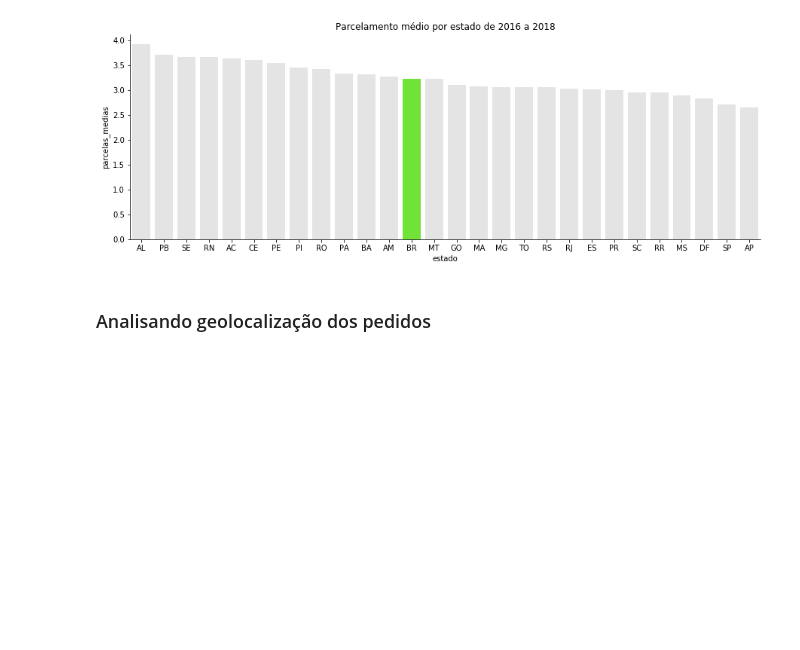
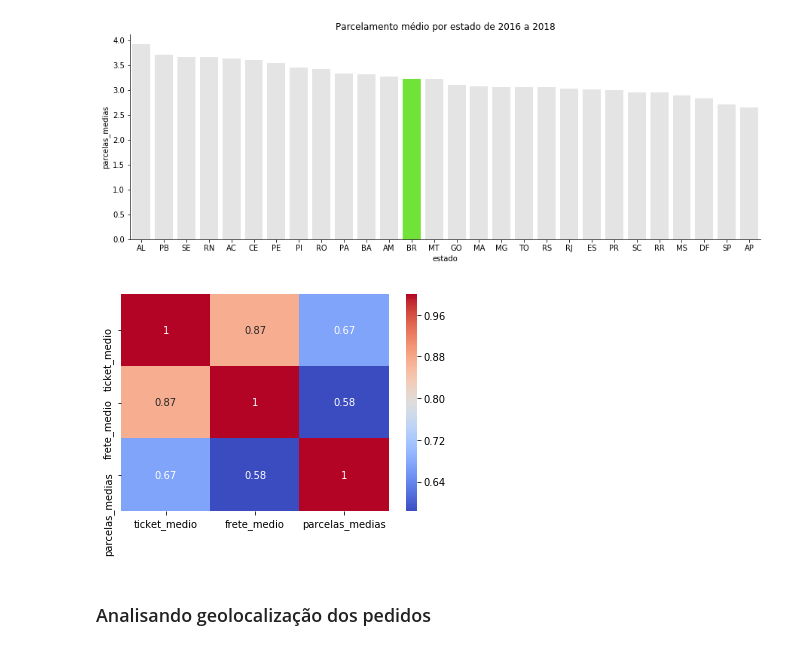
Before and after one commit to rzrodriguez/data_submissions, a Jupyter notebook: Week 3/Project 3/Project3.ipynb, the cells around one changed output. Drawn from its saved outputs; the diff is of its cells as text; code cells hidden in the pictures; blank space fills up the shorter version.

```diff
--- a/Week 3/Project 3/Project3.ipynb
+++ b/Week 3/Project 3/Project3.ipynb
@@ -340,6 +347,10 @@ sns.barplot(x='estado',
 sns.despine()
 # %% [output]
 [figure]
+# %%
+sns.heatmap(db_medias.corr(), cmap='coolwarm',annot=True);
+# %% [output]
+[figure, added]
 # %%
 #db_medias.parcelas_medias.sort_values(ascending=False).plot.bar(figsize=(15,5), colormap='rainbow', title= 'Parcelamento médio por estado de 2016 a 2018');
 # %% [markdown]
```
Also changed, not shown: parts of 1 cell of this notebook, 1 other file.
